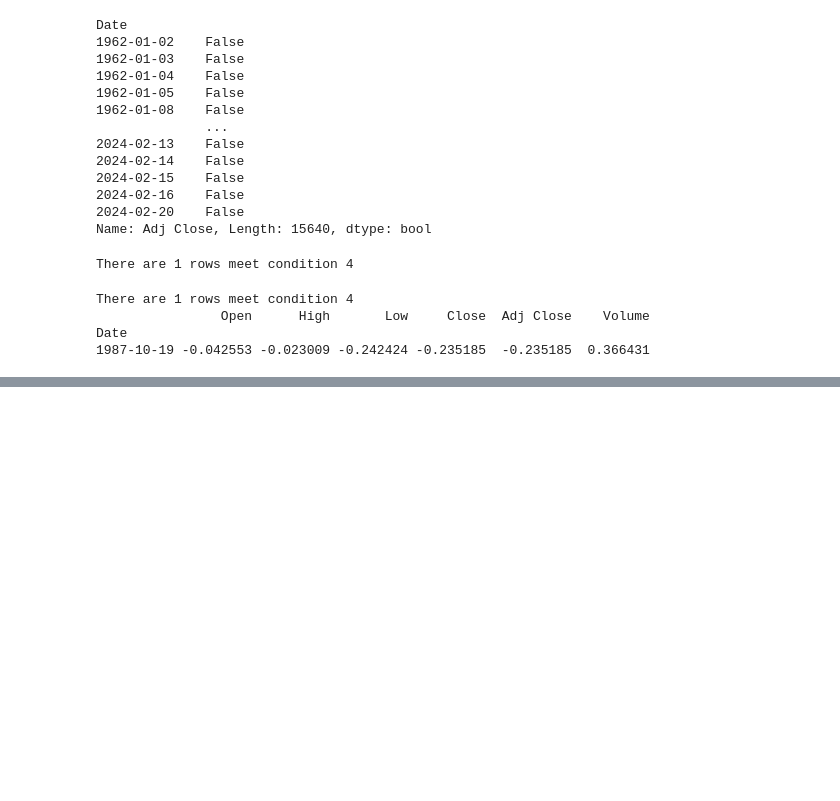
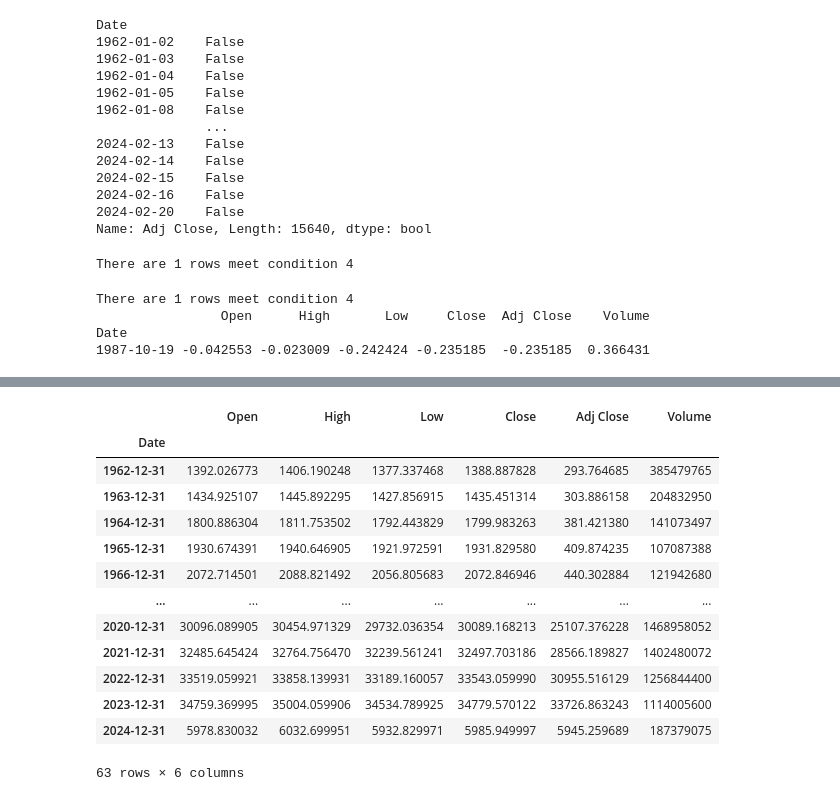
Before and after one commit to pNatTueku/basicPython, a Jupyter notebook: basic_pandas_03.ipynb, the cells around one changed output, grey strips where cells are left out. Saved outputs shown, nothing was run; the diff lists cells and outputs as text; code cells hidden in the pictures; blank space fills up the shorter version.

```diff
--- a/basic_pandas_03.ipynb
+++ b/basic_pandas_03.ipynb
@@ -563,0 +631,17 @@ Date
+# %%
+df.resample(rule = 'A').sum() # aplly sum()
+# %% [output]
+|  | Open | High | Low | Close | Adj Close | Volume |
+| Date |  |  |  |  |  |  |
+| 1962-12-31 | 1392.026773 | 1406.190248 | 1377.337468 | 1388.887828 | 293.764685 | 385479765 |
+| 1963-12-31 | 1434.925107 | 1445.892295 | 1427.856915 | 1435.451314 | 303.886158 | 204832950 |
+| 1964-12-31 | 1800.886304 | 1811.753502 | 1792.443829 | 1799.983263 | 381.421380 | 141073497 |
+| 1965-12-31 | 1930.674391 | 1940.646905 | 1921.972591 | 1931.829580 | 409.874235 | 107087388 |
+| 1966-12-31 | 2072.714501 | 2088.821492 | 2056.805683 | 2072.846946 | 440.302884 | 121942680 |
+| ... | ... | ... | ... | ... | ... | ... |
+| 2020-12-31 | 30096.089905 | 30454.971329 | 29732.036354 | 30089.168213 | 25107.376228 | 1468958052 |
+| 2021-12-31 | 32485.645424 | 32764.756470 | 32239.561241 | 32497.703186 | 28566.189827 | 1402480072 |
+| 2022-12-31 | 33519.059921 | 33858.139931 | 33189.160057 | 33543.059990 | 30955.516129 | 1256844400 |
+| 2023-12-31 | 34759.369995 | 35004.059906 | 34534.789925 | 34779.570122 | 33726.863243 | 1114005600 |
+| 2024-12-31 | 5978.830032 | 6032.699951 | 5932.829971 | 5985.949997 | 5945.259689 | 187379075 |
+63 rows × 6 columns
```
Also changed, not shown: parts of 18 cells of this notebook.
